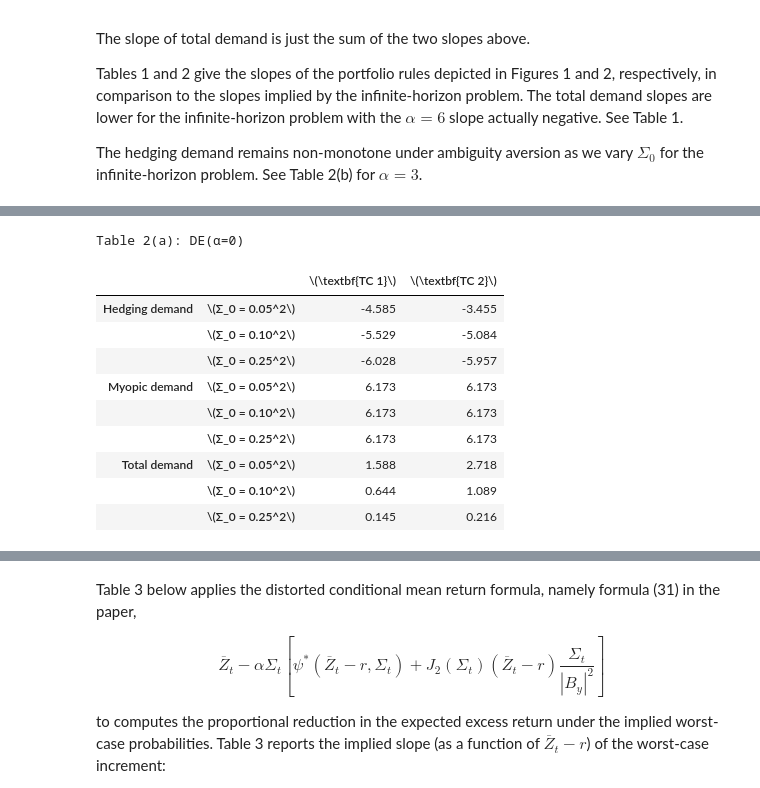
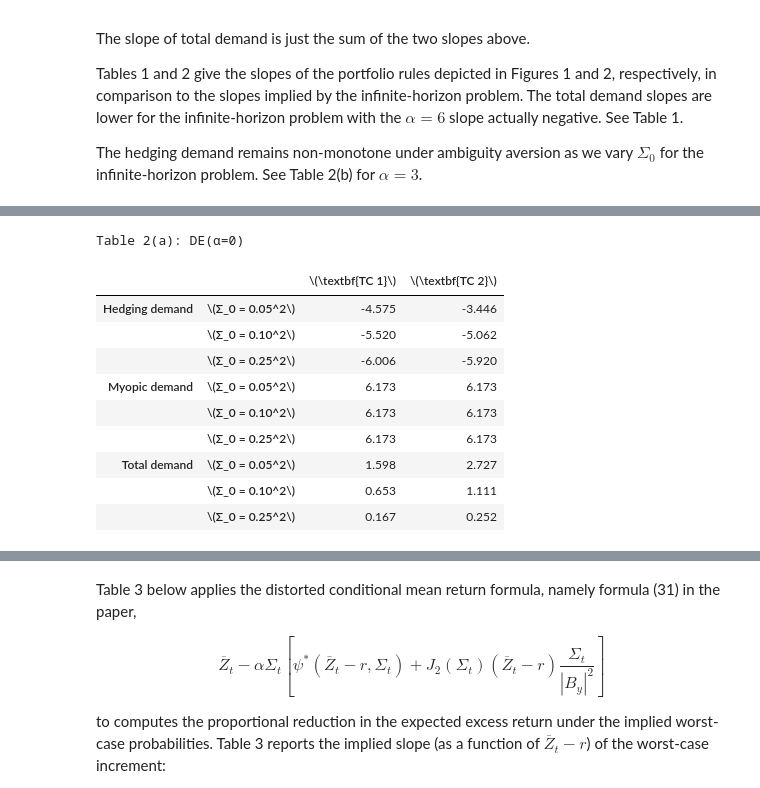
Before and after one commit to lphansen/PortfolioChoice, a Jupyter notebook: PortfolioSolution.ipynb, the cells around one changed output, grey strips where cells are left out. Saved outputs shown, nothing was run; the diff lists cells and outputs as text; code cells hidden in the pictures.

```diff
--- a/PortfolioSolution.ipynb
+++ b/PortfolioSolution.ipynb
@@ -418,11 +448,14 @@ def total_slope(k2, args):
 Alphas = [0, 3, 6]
 
 temp = []
+
 for alpha in Alphas:
     hed_temp = []
-    k2_Miao, _ = simulate_K0(25, 0.1, args=(Σ, B_y, γ, alpha, δ, r), limitingTerm=False)
+    k̃2_Miao = solve_K̃2(25, 0.1, args=(Σ, B_y, γ, alpha, δ, r), limitingTerm=False)
+    k2_Miao = k̃2_Miao.y.flatten()[::-1]
     hed_Miao = hedging_slope(k2_Miao[0], args=(Σ, B_y, γ, alpha, δ, r))
-    k2_Hansen, _ = simulate_K0(100_000, 0.1, args=(Σ, B_y, γ, alpha, δ, r), limitingTerm=True)
+    k̃2_Hansen = solve_K̃2(100_000, 0.1, args=(Σ, B_y, γ, alpha, δ, r), limitingTerm=True)
+    k2_Hansen = k̃2_Hansen.y.flatten()[::-1]
     hed_Hansen = hedging_slope(k2_Hansen[0], args=(Σ, B_y, γ, alpha, δ, r))
     hed_temp.append(hed_Hansen)
     hed_temp.append(hed_Miao)
@@ -430,9 +463,11 @@ for alpha in Alphas:
 
 for alpha in Alphas:
     my_temp = []
-    k2_Miao, _ = simulate_K0(25, 0.1, args=(Σ, B_y, γ, alpha, δ, r), limitingTerm=False)
+    k̃2_Miao = solve_K̃2(25, 0.1, args=(Σ, B_y, γ, alpha, δ, r), limitingTerm=False)
+    k2_Miao = k̃2_Miao.y.flatten()[::-1]
     my_Miao = myopic_slope(args=(Σ, B_y, γ, alpha, δ, r))
-    k2_Hansen, _ = simulate_K0(100_000, 0.1, args=(Σ, B_y, γ, alpha, δ, r), limitingTerm=True)
+    k̃2_Hansen = solve_K̃2(100_000, 0.1, args=(Σ, B_y, γ, alpha, δ, r), limitingTerm=True)
+    k2_Hansen = k̃2_Hansen.y.flatten()[::-1]
     my_Hansen = myopic_slope(args=(Σ, B_y, γ, alpha, δ, r))
     my_temp.append(my_Hansen)
     my_temp.append(my_Miao)
@@ -440,9 +475,11 @@ for alpha in Alphas:
 
 for alpha in Alphas:
     total_temp = []
-    k2_Miao, _ = simulate_K0(25, 0.1, args=(Σ, B_y, γ, alpha, δ, r), limitingTerm=False)
+    k̃2_Miao = solve_K̃2(25, 0.1, args=(Σ, B_y, γ, alpha, δ, r), limitingTerm=False)
+    k2_Miao = k̃2_Miao.y.flatten()[::-1]
     total_Miao = total_slope(k2_Miao[0], args=(Σ, B_y, γ, alpha, δ, r))
-    k2_Hansen, _ = simulate_K0(100_000, 0.1, args=(Σ, B_y, γ, alpha, δ, r), limitingTerm=True)
+    k̃2_Hansen = solve_K̃2(100_000, 0.1, args=(Σ, B_y, γ, alpha, δ, r), limitingTerm=True)
+    k2_Hansen = k̃2_Hansen.y.flatten()[::-1]
     total_Hansen = total_slope(k2_Hansen[0], args=(Σ, B_y, γ, alpha, δ, r))
     total_temp.append(total_Hansen)
     total_temp.append(total_Miao)
@@ -474,52 +511,64 @@ alpha = 0
 temp = []
 for Σ in [0.05**2, 0.10**2, 0.25**2]:
     hed_temp = []
-    k2_Miao, _ = simulate_K0(25, 0.1, args=(Σ, B_y, γ, alpha, δ, r), limitingTerm=False)
+#     k2_Miao, _ = simulate_K0(25, 0.1, args=(Σ, B_y, γ, alpha, δ, r), limitingTerm=False)
+    k̃2_Miao = solve_K̃2(25, 0.1, args=(Σ, B_y, γ, alpha, δ, r), limitingTerm=False)
+    k2_Miao = k̃2_Miao.y.flatten()[::-1]
     hed_Miao = hedging_slope(k2_Miao[0], args=(Σ, B_y, γ, alpha, δ, r))
-    k2_Hansen, _ = simulate_K0(100_000, 0.1, args=(Σ, B_y, γ, alpha, δ, r), limitingTerm=True)
+#     k2_Hansen, _ = simulate_K0(100_000, 0.1, args=(Σ, B_y, γ, alpha, δ, r), limitingTerm=True)
+    k̃2_Hansen = solve_K̃2(100_000, 0.1, args=(Σ, B_y, γ, alpha, δ, r), limitingTerm=True)
+    k2_Hansen = k̃2_Hansen.y.flatten()[::-1]
     hed_Hansen = hedging_slope(k2_Hansen[0], args=(Σ, B_y, γ, alpha, δ, r))
     hed_temp.append(hed_Hansen)
     hed_temp.append(hed_Miao)
     temp.append(hed_temp)
 
 for Σ in [0.05**2, 0.10**2, 0.25**2]:
     my_temp = []
-    k2_Miao, _ = simulate_K0(25, 0.1, args=(Σ, B_y, γ, alpha, δ, r), limitingTerm=False)
+#     k2_Miao, _ = simulate_K0(25, 0.1, args=(Σ, B_y, γ, alpha, δ, r), limitingTerm=False)
+    k̃2_Miao = solve_K̃2(25, 0.1, args=(Σ, B_y, γ, alpha, δ, r), limitingTerm=False)
+    k2_Miao = k̃2_Miao.y.flatten()[::-1]
     my_Miao = myopic_slope(args=(Σ, B_y, γ, alpha, δ, r))
-    k2_Hansen, _ = simulate_K0(100_000, 0.1, args=(Σ, B_y, γ, alpha, δ, r), limitingTerm=True)
+#     k2_Hansen, _ = simulate_K0(100_000, 0.1, args=(Σ, B_y, γ, alpha, δ, r), limitingTerm=True)
+    k̃2_Hansen = solve_K̃2(100_000, 0.1, args=(Σ, B_y, γ, alpha, δ, r), limitingTerm=True)
+    k2_Hansen = k̃2_Hansen.y.flatten()[::-1]
     my_Hansen = myopic_slope(args=(Σ, B_y, γ, alpha, δ, r))
     my_temp.append(my_Hansen)
     my_temp.append(my_Miao)
     temp.append(my_temp)
 
 for Σ in [0.05**2, 0.10**2, 0.25**2]:
     total_temp = []
-    k2_Miao, _ = simulate_K0(25, 0.1, args=(Σ, B_y, γ, alpha, δ, r), limitingTerm=False)
+#     k2_Miao, _ = simulate_K0(25, 0.1, args=(Σ, B_y, γ, alpha, δ, r), limitingTerm=False)
+    k̃2_Miao = solve_K̃2(25, 0.1, args=(Σ, B_y, γ, alpha, δ, r), limitingTerm=False)
+    k2_Miao = k̃2_Miao.y.flatten()[::-1]
     total_Miao = total_slope(k2_Miao[0], args=(Σ, B_y, γ, alpha, δ, r))
-    k2_Hansen, _ = simulate_K0(100_000, 0.1, args=(Σ, B_y, γ, alpha, δ, r), limitingTerm=True)
+#     k2_Hansen, _ = simulate_K0(100_000, 0.1, args=(Σ, B_y, γ, alpha, δ, r), limitingTerm=True)
+    k̃2_Hansen = solve_K̃2(100_000, 0.1, args=(Σ, B_y, γ, alpha, δ, r), limitingTerm=True)
+    k2_Hansen = k̃2_Hansen.y.flatten()[::-1]
     total_Hansen = total_slope(k2_Hansen[0], args=(Σ, B_y, γ, alpha, δ, r))
     total_temp.append(total_Hansen)
     total_temp.append(total_Miao)
     temp.append(total_temp)
 
 data2a = np.round(temp,3)
 contents = ["Hedging demand", "Myopic demand", "Total demand"]
 ids = pd.MultiIndex.from_product([contents, ['\(Σ_0 = 0.05^2\)', '\(Σ_0 = 0.10^2\)', "\(Σ_0 = 0.25^2\)"]])
 tab2a = pd.DataFrame(data2a, index=ids, columns=["\(\textbf{TC 1}\)", "\(\textbf{TC 2}\)"])
 print("Table 2(a): DE(α=0)")
 tab2a
 # %% [output]
 Table 2(a): DE(α=0)
 |  |  | \(\textbf{TC 1}\) | \(\textbf{TC 2}\) |
-| Hedging demand | \(Σ_0 = 0.05^2\) | -4.585 | -3.455 |
-|  | \(Σ_0 = 0.10^2\) | -5.529 | -5.084 |
-|  | \(Σ_0 = 0.25^2\) | -6.028 | -5.957 |
+| Hedging demand | \(Σ_0 = 0.05^2\) | -4.575 | -3.446 |
+|  | \(Σ_0 = 0.10^2\) | -5.520 | -5.062 |
+|  | \(Σ_0 = 0.25^2\) | -6.006 | -5.920 |
 | Myopic demand | \(Σ_0 = 0.05^2\) | 6.173 | 6.173 |
 |  | \(Σ_0 = 0.10^2\) | 6.173 | 6.173 |
 |  | \(Σ_0 = 0.25^2\) | 6.173 | 6.173 |
-| Total demand | \(Σ_0 = 0.05^2\) | 1.588 | 2.718 |
-|  | \(Σ_0 = 0.10^2\) | 0.644 | 1.089 |
-|  | \(Σ_0 = 0.25^2\) | 0.145 | 0.216 |
+| Total demand | \(Σ_0 = 0.05^2\) | 1.598 | 2.727 |
+|  | \(Σ_0 = 0.10^2\) | 0.653 | 1.111 |
+|  | \(Σ_0 = 0.25^2\) | 0.167 | 0.252 |
 # %%
 # table 2(b)
 γ = 5
```
Also changed, not shown: parts of 14 cells of this notebook, 1 other file.
